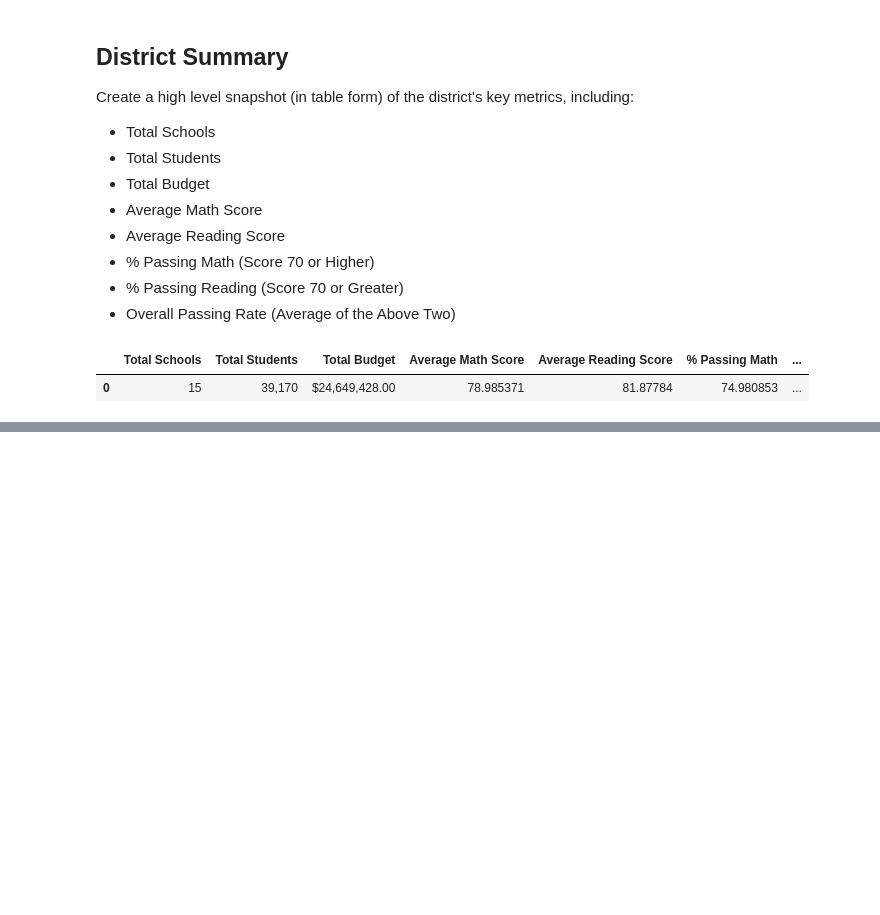
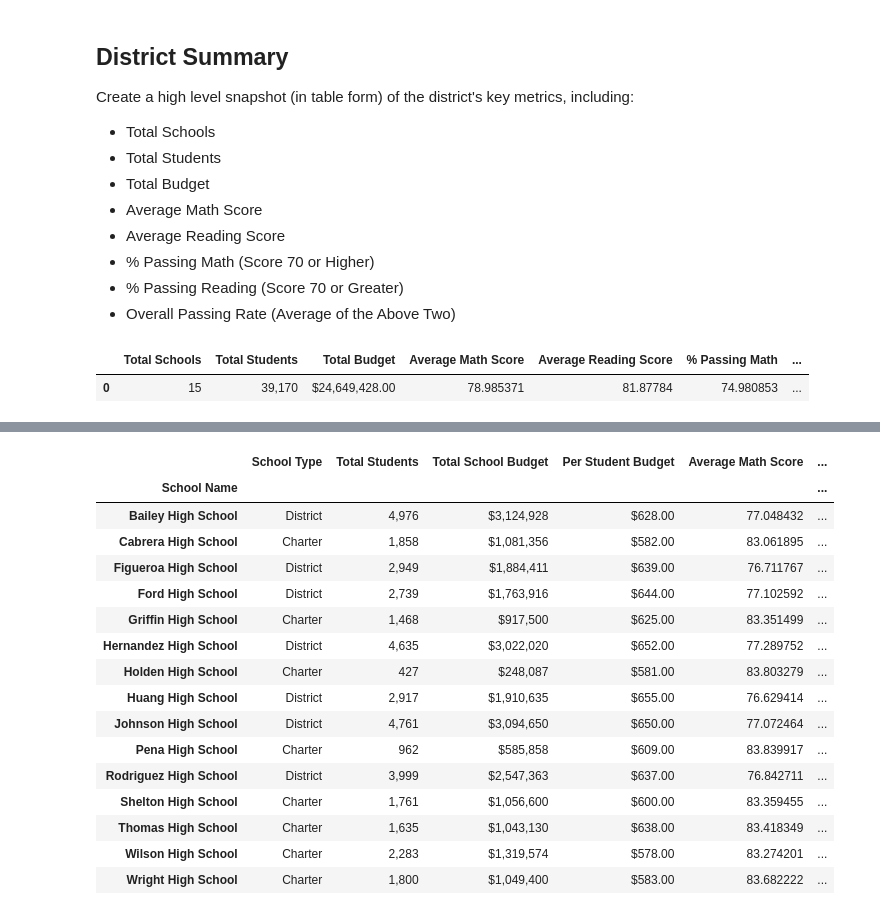
Before and after one commit to gramirez77/04-pandas, a Jupyter notebook: PyCitySchools.ipynb, the cells around one changed output, grey strips where cells are left out. Drawn from its saved outputs; the diff is of its cells as text; code cells hidden in the pictures; blank space fills up the shorter version.

```diff
--- a/PyCitySchools_starter.ipynb
+++ b/PyCitySchools.ipynb
@@ -207,0 +92,40 @@ group_names = ["Small (<1000)", "Medium (1000-2000)", "Large (2000-5000)"]
+# %%
+schools_groupby = merged_df.groupby('school_name')
+schools_summary_df = schools_groupby['type'].max().to_frame()
+schools_summary_df.index.name = 'School Name'
+schools_summary_df.rename(columns = {'type': 'School Type'}, inplace=True)
+schools_summary_df['Total Students']         = schools_groupby['Student ID'].count()
+schools_summary_df['Total School Budget']    = schools_groupby['budget'].max()
+schools_summary_df['Per Student Budget']     = schools_summary_df['Total School Budget'] / schools_summary_df['Total Students']
+schools_summary_df['Average Math Score']     = schools_groupby['math_score'].mean()
+schools_summary_df['Average Reading Score']  = schools_groupby['reading_score'].mean()
+schools_summary_df['% Passing Math']         = (merged_df[merged_df['math_score']>=70].
+                                               groupby('school_name')['Student ID'].count()
+                                               *100/schools_summary_df['Total Students'])
+schools_summary_df['% Passing Reading']      = (merged_df[merged_df['reading_score']>=70].
+                                               groupby('school_name')['Student ID'].count()
+                                               *100/schools_summary_df['Total Students'])
+schools_summary_df['% Overall Passing Rate'] = (schools_summary_df['% Passing Math'] +
+                                               schools_summary_df['% Passing Reading']) / 2
+schools_summary_df['Total Students']      = schools_summary_df['Total Students'].map('{:,}'.format)
+schools_summary_df['Total School Budget'] = schools_summary_df['Total School Budget'].map('${:,}'.format)
+schools_summary_df['Per Student Budget']  = schools_summary_df['Per Student Budget'].map('${:,.2f}'.format)
+schools_summary_df
+# %% [output]
+|  | School Type | Total Students | Total School Budget | Per Student Budget | Average Math Score | ... |
+| School Name |  |  |  |  |  | ... |
+| Bailey High School | District | 4,976 | $3,124,928 | $628.00 | 77.048432 | ... |
+| Cabrera High School | Charter | 1,858 | $1,081,356 | $582.00 | 83.061895 | ... |
+| Figueroa High School | District | 2,949 | $1,884,411 | $639.00 | 76.711767 | ... |
+| Ford High School | District | 2,739 | $1,763,916 | $644.00 | 77.102592 | ... |
+| Griffin High School | Charter | 1,468 | $917,500 | $625.00 | 83.351499 | ... |
+| Hernandez High School | District | 4,635 | $3,022,020 | $652.00 | 77.289752 | ... |
+| Holden High School | Charter | 427 | $248,087 | $581.00 | 83.803279 | ... |
+| Huang High School | District | 2,917 | $1,910,635 | $655.00 | 76.629414 | ... |
+| Johnson High School | District | 4,761 | $3,094,650 | $650.00 | 77.072464 | ... |
+| Pena High School | Charter | 962 | $585,858 | $609.00 | 83.839917 | ... |
+| Rodriguez High School | District | 3,999 | $2,547,363 | $637.00 | 76.842711 | ... |
+| Shelton High School | Charter | 1,761 | $1,056,600 | $600.00 | 83.359455 | ... |
+| Thomas High School | Charter | 1,635 | $1,043,130 | $638.00 | 83.418349 | ... |
+| Wilson High School | Charter | 2,283 | $1,319,574 | $578.00 | 83.274201 | ... |
+| Wright High School | Charter | 1,800 | $1,049,400 | $583.00 | 83.682222 | ... |
```
Also changed, not shown: parts of 48 cells of this notebook, 1 other file.
